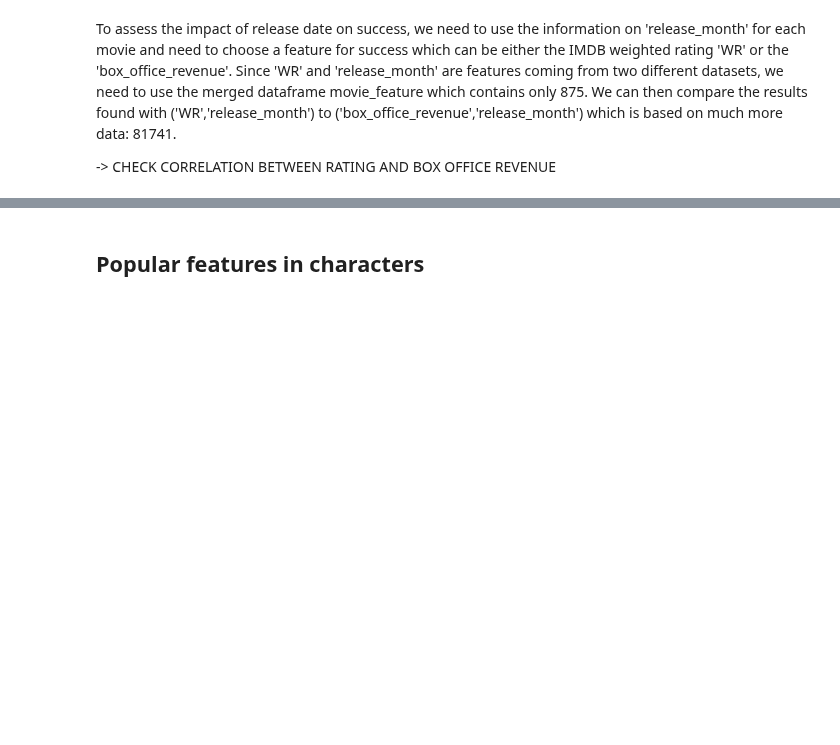
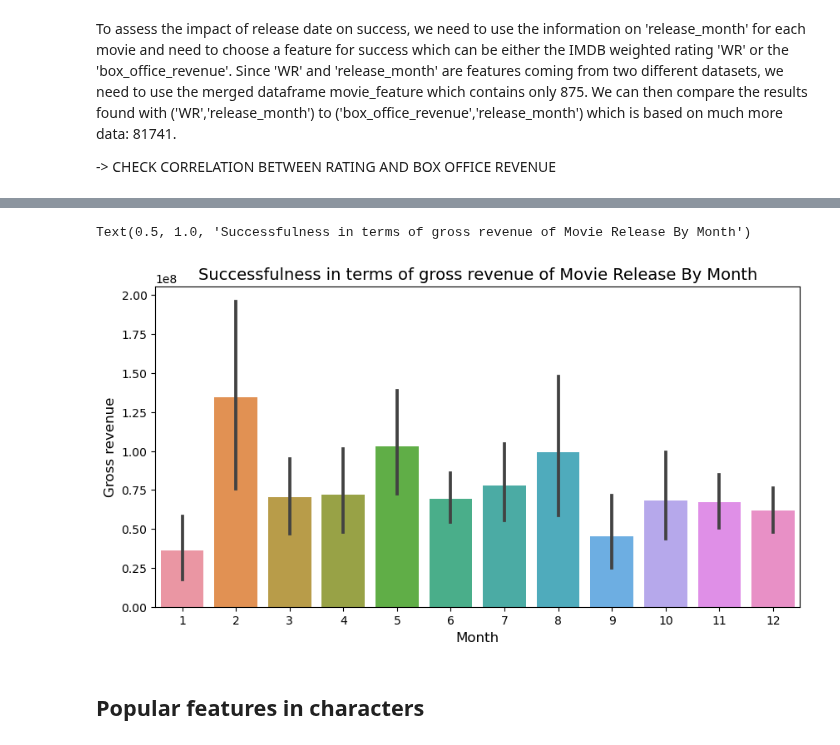
Before and after one commit to epfl-ada/ada-2022-project-theadaholics, a Jupyter notebook: main.ipynb, the cells around one changed output, grey strips where cells are left out. Drawn from its saved outputs; the diff is of its cells as text; code cells hidden in the pictures; blank space fills up the shorter version.

```diff
--- a/main.ipynb
+++ b/main.ipynb
@@ -272,3 +539,13 @@ plt.title('Successfulness of Movie Release By Month', fontsize=14)
+# %%
+# Plot
+plt.figure(figsize=(10,5))
+ax7 = sns.barplot(x="release_month", y="Gross",data=df_release)
+plt.xlabel('Month', fontsize=12)
+plt.ylabel('Gross revenue', fontsize=12)
+plt.title('Successfulness in terms of gross revenue of Movie Release By Month', fontsize=14)
+# %% [output]
+Text(0.5, 1.0, 'Successfulness in terms of gross revenue of Movie Release By Month')
+[figure, added]
 # %% [markdown]
 ## Popular features in characters
 # %% [markdown]
```
Also changed, not shown: parts of 42 cells of this notebook.
